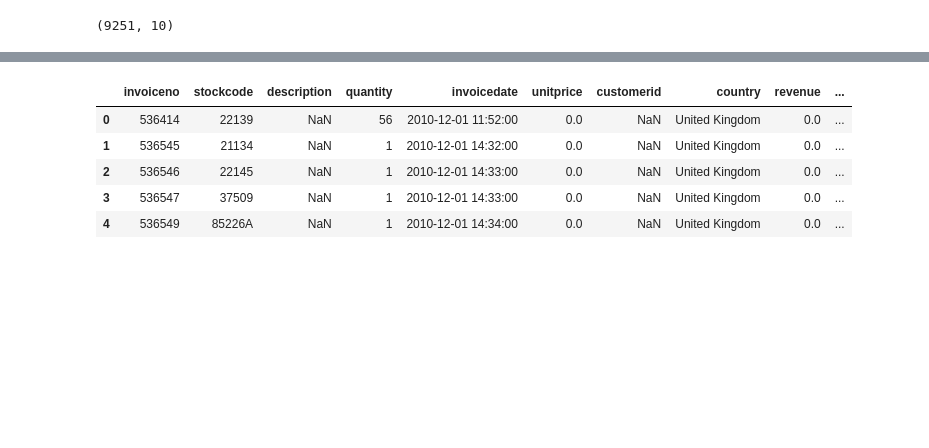
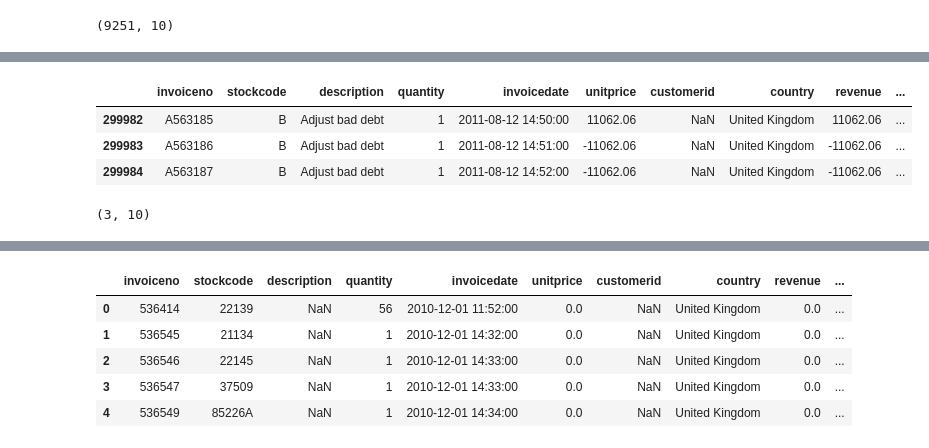
Before and after one commit to FawadUlHassan/sales-cleanup-executive-dashboard, a Jupyter notebook: notebooks/02_data_cleaning.ipynb, the cells around one changed output, grey strips where cells are left out. Cells and saved outputs as stored; diff of their text form; code cells hidden in the pictures; blank space fills up the shorter version.

```diff
--- a/notebooks/02_data_cleaning.ipynb
+++ b/notebooks/02_data_cleaning.ipynb
@@ -258,3 +263,20 @@ df[(df["transaction_type"] == "Cancellation") | (df["quantity"] < 0) & (df["reve
+# %%
+accounting_adjustments = df[
+    df["description"].str.contains("adjust bad debt", case=False, na=False) |
+    (df["stockcode"].astype(str).str.upper() == "B") |
+    (df["invoiceno"].astype(str).str.startswith("A"))
+].copy()
+
+accounting_adjustments
+# %% [output]
+|  | invoiceno | stockcode | description | quantity | invoicedate | unitprice | customerid | country | revenue | ... |
+| 299982 | A563185 | B | Adjust bad debt | 1 | 2011-08-12 14:50:00 | 11062.06 | NaN | United Kingdom | 11062.06 | ... |
+| 299983 | A563186 | B | Adjust bad debt | 1 | 2011-08-12 14:51:00 | -11062.06 | NaN | United Kingdom | -11062.06 | ... |
+| 299984 | A563187 | B | Adjust bad debt | 1 | 2011-08-12 14:52:00 | -11062.06 | NaN | United Kingdom | -11062.06 | ... |
+# %%
+accounting_adjustments.shape
+# %% [output]
+(3, 10)
 # %%
 clean_sales = df[
     (df["transaction_type"] == "Sale") &
```
Also changed, not shown: parts of 10 cells of this notebook, 7 other files.
